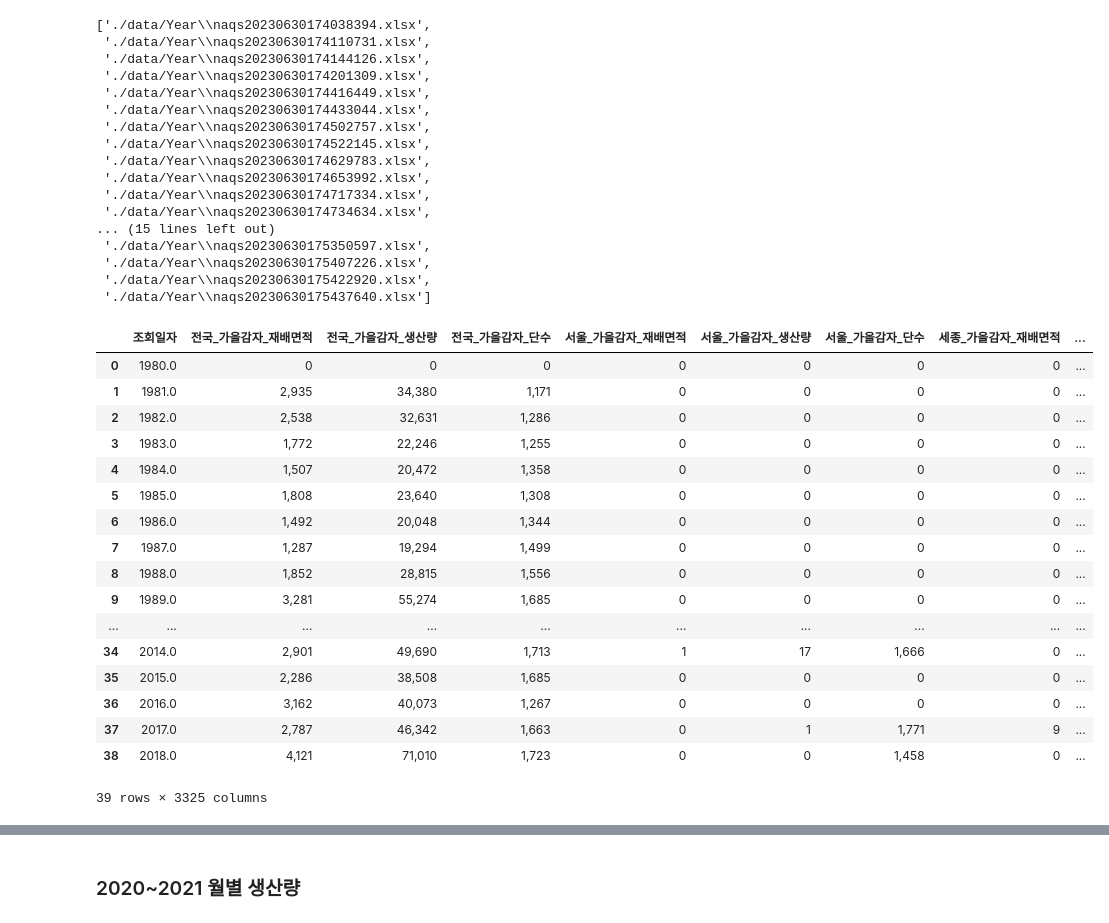
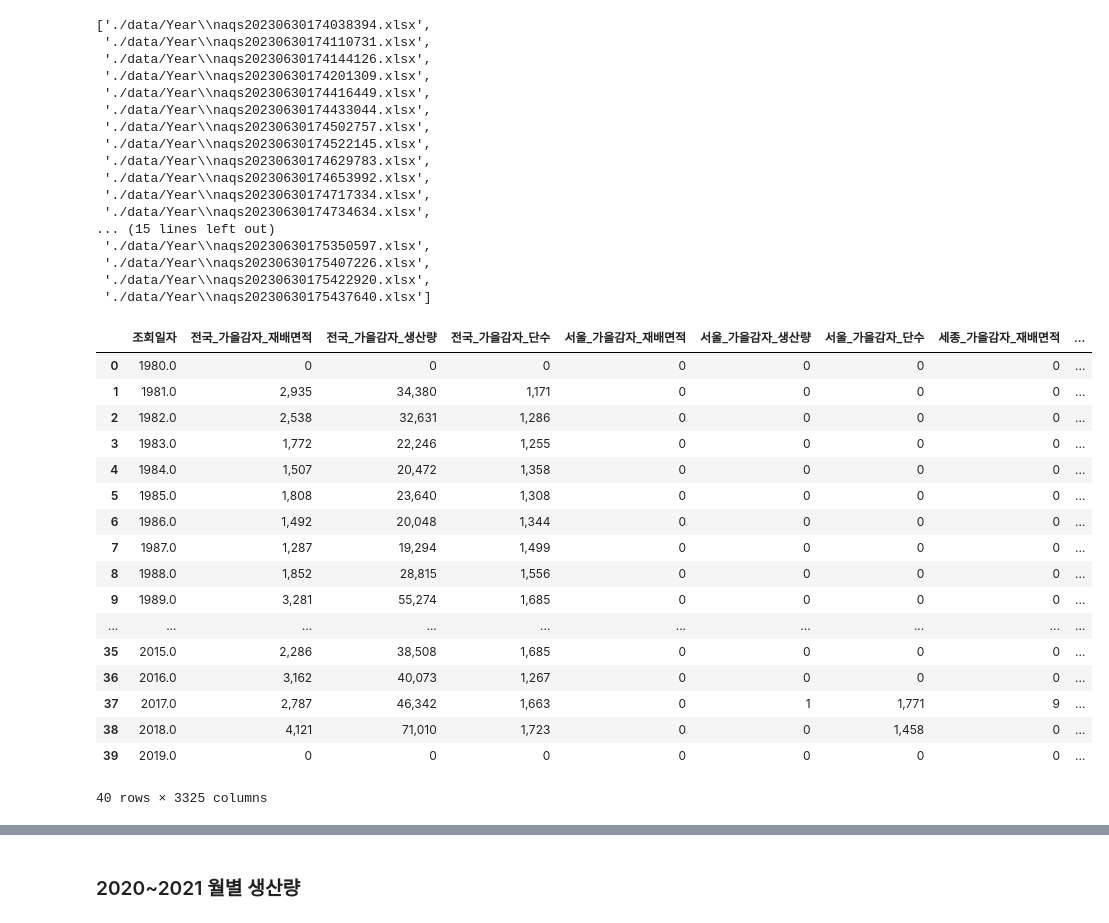
Before and after one commit to minyou2675/AWS_BigData_Contest, a Jupyter notebook: kunha/Production.ipynb, the cells around one changed output, grey strips where cells are left out. Cells and saved outputs as stored; diff of their text form; code cells hidden in the pictures.

Commit message:
Fixed yearly data

```diff
--- a/kunha/Production.ipynb
+++ b/kunha/Production.ipynb
@@ -55,26 +57,26 @@ for file_ in file_list[1:]:
 # %%
 df_.to_csv('data/Monthly_Production.csv', index=False)
-# %%
-pd.read_csv('data/Monthly_Production.csv')
-# %% [output]
-|  | 조회일자 | 전국_가을감자_재배면적 | 전국_가을감자_생산량 | 전국_가을감자_단수 | 서울_가을감자_재배면적 | 서울_가을감자_생산량 | 서울_가을감자_단수 | 세종_가을감자_재배면적 | ... |
-| 0 | 1980.0 | 0 | 0 | 0 | 0 | 0 | 0 | 0 | ... |
-| 1 | 1981.0 | 2,935 | 34,380 | 1,171 | 0 | 0 | 0 | 0 | ... |
-| 2 | 1982.0 | 2,538 | 32,631 | 1,286 | 0 | 0 | 0 | 0 | ... |
-| 3 | 1983.0 | 1,772 | 22,246 | 1,255 | 0 | 0 | 0 | 0 | ... |
-| 4 | 1984.0 | 1,507 | 20,472 | 1,358 | 0 | 0 | 0 | 0 | ... |
-| 5 | 1985.0 | 1,808 | 23,640 | 1,308 | 0 | 0 | 0 | 0 | ... |
-| 6 | 1986.0 | 1,492 | 20,048 | 1,344 | 0 | 0 | 0 | 0 | ... |
-| 7 | 1987.0 | 1,287 | 19,294 | 1,499 | 0 | 0 | 0 | 0 | ... |
-| 8 | 1988.0 | 1,852 | 28,815 | 1,556 | 0 | 0 | 0 | 0 | ... |
-| 9 | 1989.0 | 3,281 | 55,274 | 1,685 | 0 | 0 | 0 | 0 | ... |
-| ... | ... | ... | ... | ... | ... | ... | ... | ... | ... |
-| 34 | 2014.0 | 2,901 | 49,690 | 1,713 | 1 | 17 | 1,666 | 0 | ... |
-| 35 | 2015.0 | 2,286 | 38,508 | 1,685 | 0 | 0 | 0 | 0 | ... |
-| 36 | 2016.0 | 3,162 | 40,073 | 1,267 | 0 | 0 | 0 | 0 | ... |
-| 37 | 2017.0 | 2,787 | 46,342 | 1,663 | 0 | 1 | 1,771 | 9 | ... |
-| 38 | 2018.0 | 4,121 | 71,010 | 1,723 | 0 | 0 | 1,458 | 0 | ... |
-39 rows × 3325 columns
+# %%
+df_
+# %% [output]
+|  | 조회일자 | 전국_가을감자_재배면적 | 전국_가을감자_생산량 | 전국_가을감자_단수 | 서울_가을감자_재배면적 | 서울_가을감자_생산량 | 서울_가을감자_단수 | 세종_가을감자_재배면적 | ... |
+| 0 | 1980.0 | 0 | 0 | 0 | 0 | 0 | 0 | 0 | ... |
+| 1 | 1981.0 | 2,935 | 34,380 | 1,171 | 0 | 0 | 0 | 0 | ... |
+| 2 | 1982.0 | 2,538 | 32,631 | 1,286 | 0 | 0 | 0 | 0 | ... |
+| 3 | 1983.0 | 1,772 | 22,246 | 1,255 | 0 | 0 | 0 | 0 | ... |
+| 4 | 1984.0 | 1,507 | 20,472 | 1,358 | 0 | 0 | 0 | 0 | ... |
+| 5 | 1985.0 | 1,808 | 23,640 | 1,308 | 0 | 0 | 0 | 0 | ... |
+| 6 | 1986.0 | 1,492 | 20,048 | 1,344 | 0 | 0 | 0 | 0 | ... |
+| 7 | 1987.0 | 1,287 | 19,294 | 1,499 | 0 | 0 | 0 | 0 | ... |
+| 8 | 1988.0 | 1,852 | 28,815 | 1,556 | 0 | 0 | 0 | 0 | ... |
+| 9 | 1989.0 | 3,281 | 55,274 | 1,685 | 0 | 0 | 0 | 0 | ... |
+| ... | ... | ... | ... | ... | ... | ... | ... | ... | ... |
+| 35 | 2015.0 | 2,286 | 38,508 | 1,685 | 0 | 0 | 0 | 0 | ... |
+| 36 | 2016.0 | 3,162 | 40,073 | 1,267 | 0 | 0 | 0 | 0 | ... |
+| 37 | 2017.0 | 2,787 | 46,342 | 1,663 | 0 | 1 | 1,771 | 9 | ... |
+| 38 | 2018.0 | 4,121 | 71,010 | 1,723 | 0 | 0 | 1,458 | 0 | ... |
+| 39 | 2019.0 | 0 | 0 | 0 | 0 | 0 | 0 | 0 | ... |
+40 rows × 3325 columns
 # %%
 # 재배면적, 생산량, 단수 중 선택
 target_ = '생산량'
```
Also changed, not shown: parts of 2 cells of this notebook.
